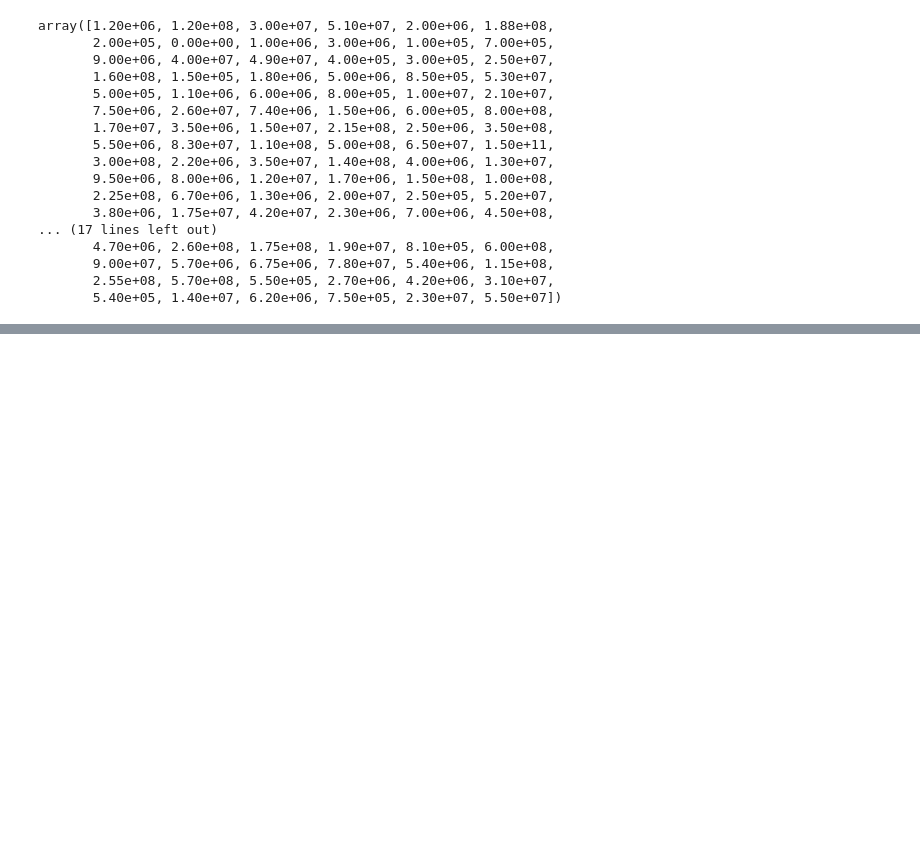
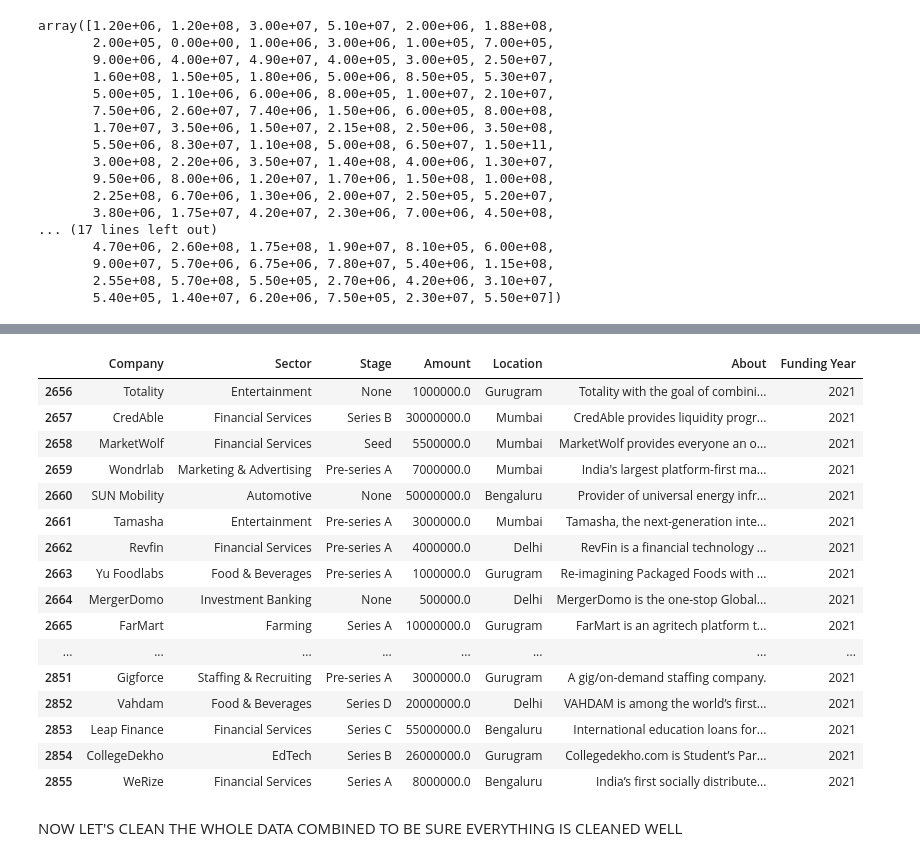
Before and after one commit to DzeBakuEso/stockholm_lp1_colla_project_sprint_1, a Jupyter notebook: Indian _Ecosystem_Analysis.ipynb, the cells around one changed output, grey strips where cells are left out. Drawn from its saved outputs; the diff is of its cells as text; code cells hidden in the pictures; blank space fills up the shorter version.

```diff
--- a/Indian _Ecosystem_Analysis.ipynb
+++ b/Indian _Ecosystem_Analysis.ipynb
@@ -1157,3 +1504,0 @@ df4.loc[df4["Company_Brand"] == "Godamwale"]
-# %%
-df4.loc[df4["Company_Brand"] == "BHyve", ["Amount", "Stage"]] = ["$300000",np.nan]
-df4.loc[df4["Company_Brand"] == "BHyve"]
@@ -1163,3 +1504,0 @@ df4.loc[df4["Company_Brand"] == "BHyve"]
-# %%
-df4.loc[df4["Company_Brand"] == "Saarthi Pedagogy", ["Amount", "Stage"]] = ["$1000000",np.nan]
-df4.loc[df4["Company_Brand"] == "Saarthi Pedagogy"]
@@ -1222,0 +1562,28 @@ df4.head()
+# %%
+# Concatenate the data frames
+clean_done = pd.concat([df, df2, df3, df4])
+# %%
+# Reseting the index of the concatenated data frame
+clean_combined = clean_done.reset_index(drop=True)
+# %%
+clean_combined.tail(200)
+# %% [output]
+|  | Company | Sector | Stage | Amount | Location | About | Funding Year |
+| 2656 | Totality | Entertainment | None | 1000000.0 | Gurugram | Totality with the goal of combini... | 2021 |
+| 2657 | CredAble | Financial Services | Series B | 30000000.0 | Mumbai | CredAble provides liquidity progr... | 2021 |
+| 2658 | MarketWolf | Financial Services | Seed | 5500000.0 | Mumbai | MarketWolf provides everyone an o... | 2021 |
+| 2659 | Wondrlab | Marketing & Advertising | Pre-series A | 7000000.0 | Mumbai | India's largest platform-first ma... | 2021 |
+| 2660 | SUN Mobility | Automotive | None | 50000000.0 | Bengaluru | Provider of universal energy infr... | 2021 |
+| 2661 | Tamasha | Entertainment | Pre-series A | 3000000.0 | Mumbai | Tamasha, the next-generation inte... | 2021 |
+| 2662 | Revfin | Financial Services | Pre-series A | 4000000.0 | Delhi | RevFin is a financial technology ... | 2021 |
+| 2663 | Yu Foodlabs | Food & Beverages | Pre-series A | 1000000.0 | Gurugram | Re-imagining Packaged Foods with ... | 2021 |
+| 2664 | MergerDomo | Investment Banking | None | 500000.0 | Delhi | MergerDomo is the one-stop Global... | 2021 |
+| 2665 | FarMart | Farming | Series A | 10000000.0 | Gurugram | FarMart is an agritech platform t... | 2021 |
+| ... | ... | ... | ... | ... | ... | ... | ... |
+| 2851 | Gigforce | Staffing & Recruiting | Pre-series A | 3000000.0 | Gurugram | A gig/on-demand staffing company. | 2021 |
+| 2852 | Vahdam | Food & Beverages | Series D | 20000000.0 | Delhi | VAHDAM is among the world’s first... | 2021 |
+| 2853 | Leap Finance | Financial Services | Series C | 55000000.0 | Bengaluru | International education loans for... | 2021 |
+| 2854 | CollegeDekho | EdTech | Series B | 26000000.0 | Gurugram | Collegedekho.com is Student’s Par... | 2021 |
+| 2855 | WeRize | Financial Services | Series A | 8000000.0 | Bengaluru | India’s first socially distribute... | 2021 |
+# %% [markdown]
+NOW LET'S CLEAN THE WHOLE DATA COMBINED TO BE SURE EVERYTHING IS CLEANED WELL
```
Also changed, not shown: parts of 185 cells of this notebook, 2 other files.
